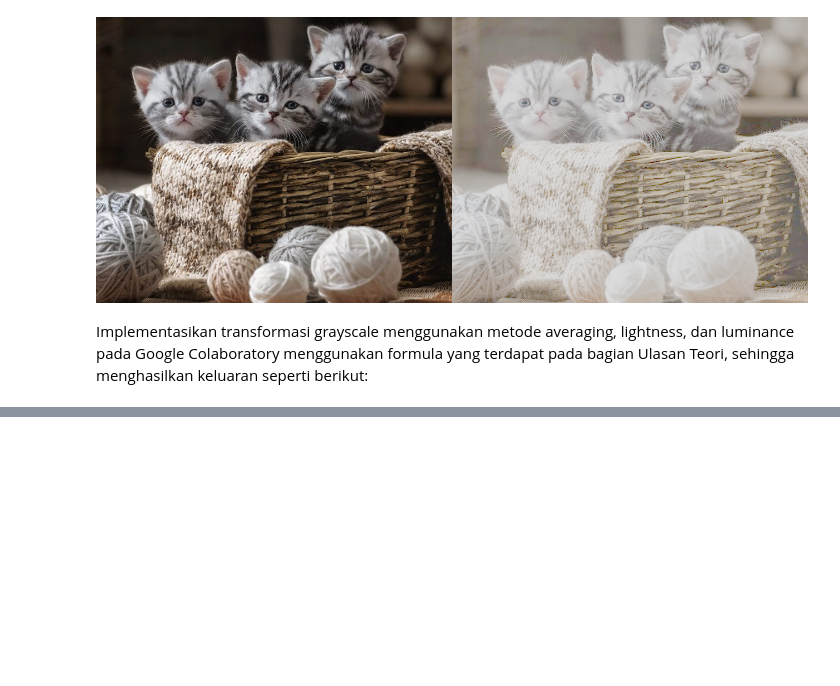
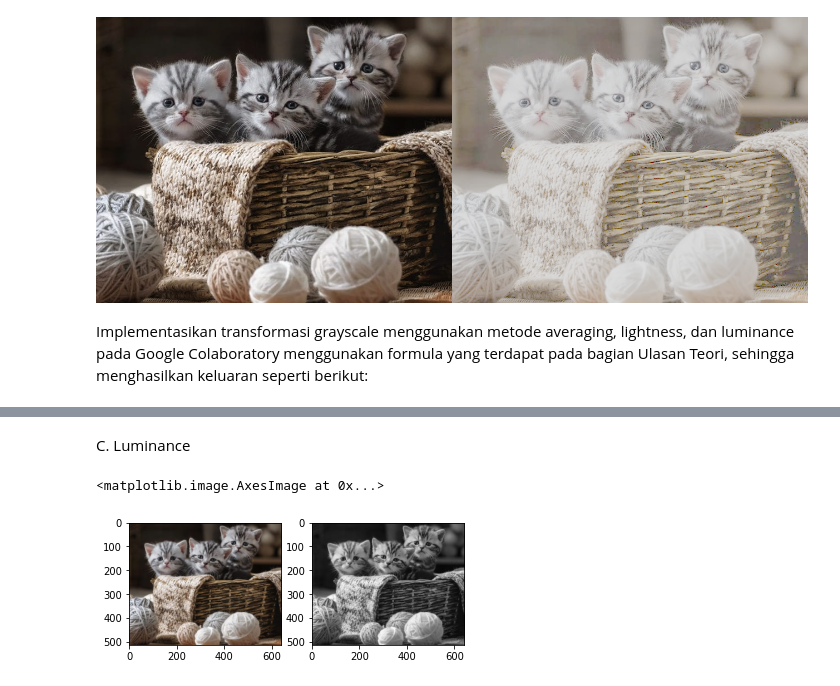
Before and after one commit to darinzahira/PCVK_Genap_2021, a Jupyter notebook: Week3.ipynb, the cells around one changed output, grey strips where cells are left out. Drawn from its saved outputs; the diff is of its cells as text; code cells hidden in the pictures; blank space fills up the shorter version.

```diff
--- a/Week3.ipynb
+++ b/Week3.ipynb
@@ -122,0 +168,22 @@ bagian Ulasan Teori, sehingga menghasilkan keluaran seperti berikut:
+# %% [markdown]
+C. Luminance
+# %%
+import cv2 as cv
+from google.colab.patches import cv2_imshow
+from skimage import io
+import matplotlib.pyplot as plt
+import numpy as np
+
+lmn = cv.imread('/content/drive/MyDrive/Images/kitten.jpg')
+lmn2 = cv.cvtColor(lmn, cv.COLOR_BGR2RGB)
+
+R, G, B = lmn2[:,:,0], lmn2[:,:,1], lmn2[:,:,2]
+
+lmn3 = (0.2126 * R) + (0.7152 * G) + (0.0722 * B)
+
+f, axarr = plt.subplots(1,2)
+axarr[0].imshow(lmn2)
+axarr[1].imshow(lmn3, cmap='gray')
+# %% [output]
+<matplotlib.image.AxesImage at 0x...>
+[figure, added]
```
Also changed, not shown: parts of 6 cells of this notebook.
